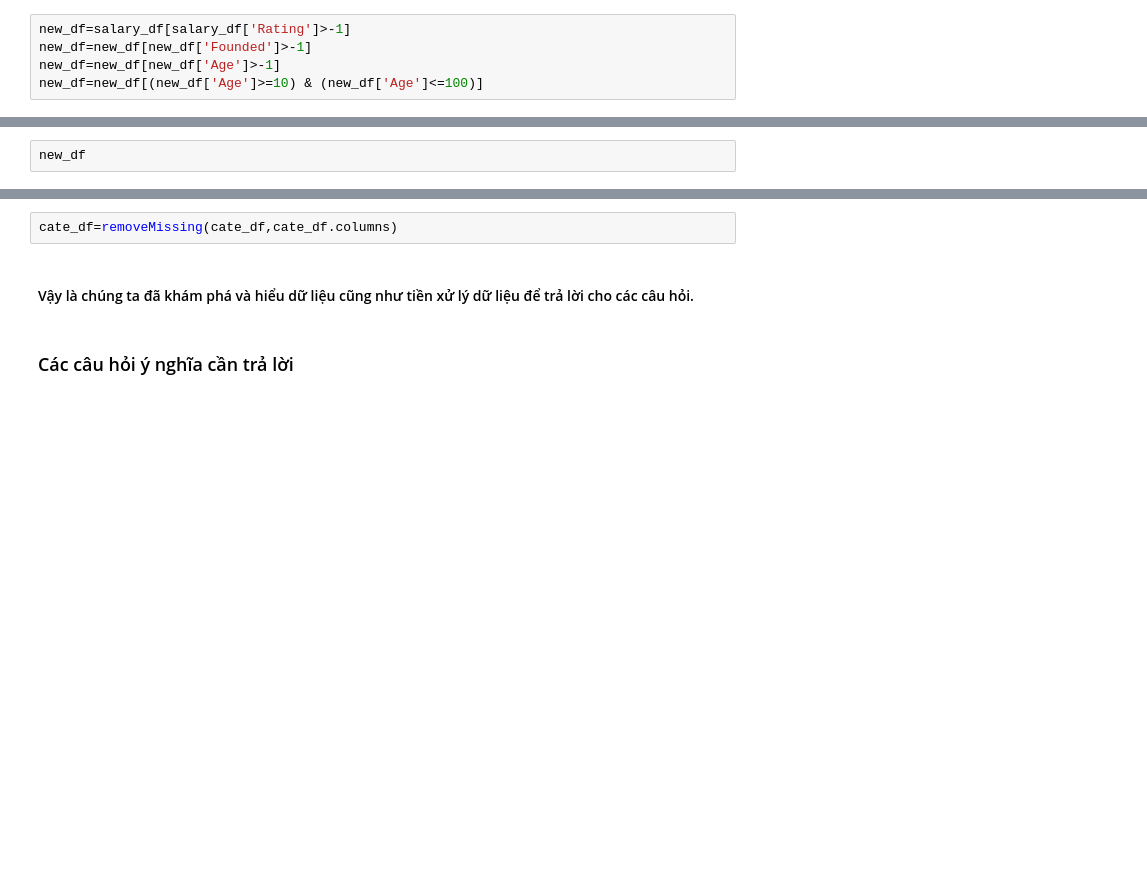
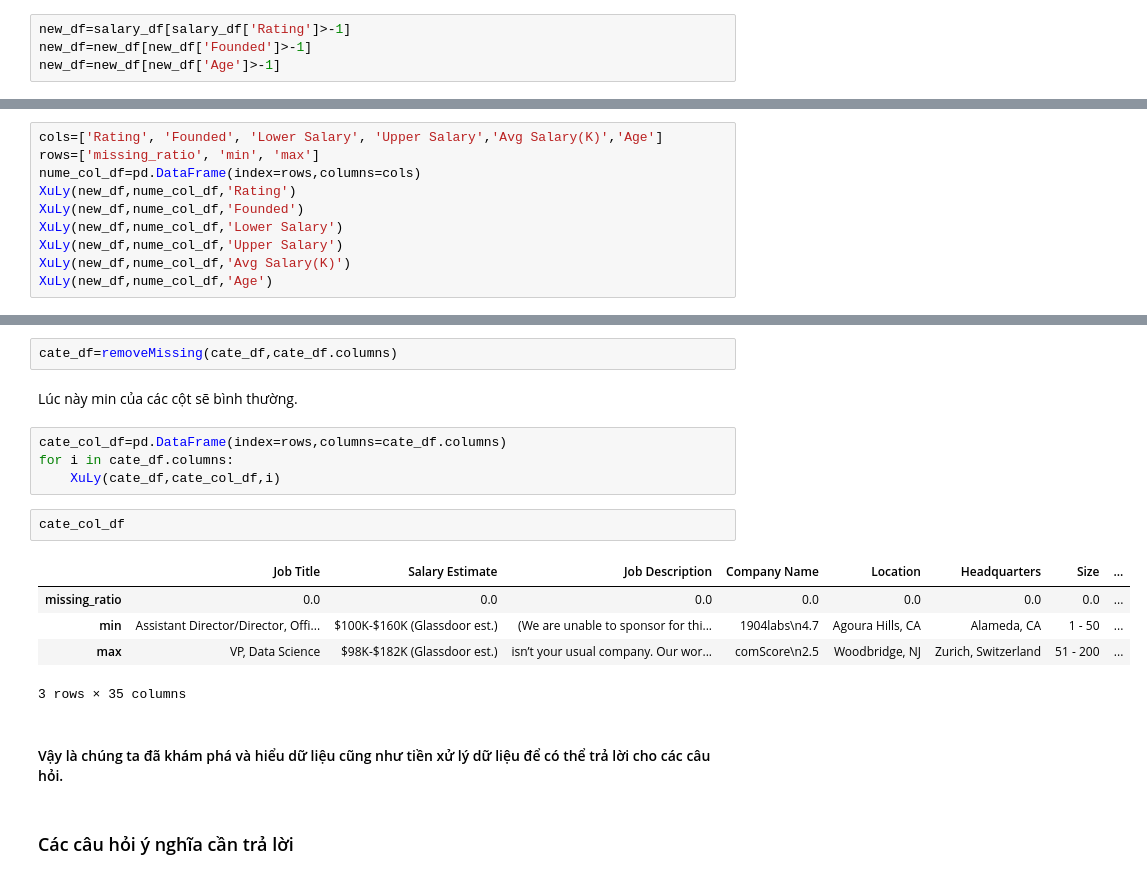
Before and after one commit to dolekhanhdang/-n-cu-i-k---LT-KHDL, a Jupyter notebook: Final Project.ipynb, the cells around one changed output, grey strips where cells are left out. Cells and saved outputs as stored; diff of their text form; blank space fills up the shorter version.

Commit message:
Chỉnh sửa
Chỉnh sửa lại vì hiểu sai ý nghĩa của cột.

```diff
--- a/Final Project.ipynb
+++ b/Final Project.ipynb
@@ -260,4 +256,3 @@ Ta sẽ loại bỏ các giá trị -1 ở cột 'Rating', 'Founded','Age' và l
 new_df=salary_df[salary_df['Rating']>-1]
 new_df=new_df[new_df['Founded']>-1]
 new_df=new_df[new_df['Age']>-1]
-new_df=new_df[(new_df['Age']>=10) & (new_df['Age']<=100)]
@@ -264,2 +261,10 @@ new_df=new_df[(new_df['Age']>=10) & (new_df['Age']<=100)]
 # %%
-new_df
+cols=['Rating', 'Founded', 'Lower Salary', 'Upper Salary','Avg Salary(K)','Age']
+rows=['missing_ratio', 'min', 'max']
+nume_col_df=pd.DataFrame(index=rows,columns=cols)
+XuLy(new_df,nume_col_df,'Rating')
+XuLy(new_df,nume_col_df,'Founded')
+XuLy(new_df,nume_col_df,'Lower Salary')
+XuLy(new_df,nume_col_df,'Upper Salary')
+XuLy(new_df,nume_col_df,'Avg Salary(K)')
+XuLy(new_df,nume_col_df,'Age')
@@ -316,7 +313,21 @@ def removeMissing(df,cols_list):
     return result_df
 # %%
 cate_df=removeMissing(cate_df,cate_df.columns)
+# %% [markdown]
+Lúc này min của các cột sẽ bình thường.
+# %%
+cate_col_df=pd.DataFrame(index=rows,columns=cate_df.columns)
+for i in cate_df.columns:
+    XuLy(cate_df,cate_col_df,i)
+# %%
+cate_col_df
+# %% [output]
+|  | Job Title | Salary Estimate | Job Description | Company Name | Location | Headquarters | Size | ... |
+| missing_ratio | 0.0 | 0.0 | 0.0 | 0.0 | 0.0 | 0.0 | 0.0 | ... |
+| min | Assistant Director/Director, Offi... | $100K-$160K (Glassdoor est.) | (We are unable to sponsor for thi... | 1904labs\n4.7 | Agoura Hills, CA | Alameda, CA | 1 - 50 | ... |
+| max | VP, Data Science | $98K-$182K (Glassdoor est.) | isn’t your usual company. Our wor... | comScore\n2.5 | Woodbridge, NJ | Zurich, Switzerland | 51 - 200 | ... |
+3 rows × 35 columns
 # %% [markdown]
-#### Vậy là chúng ta đã khám phá và hiểu dữ liệu cũng như tiền xử lý dữ liệu để trả lời cho các câu hỏi.
+#### Vậy là chúng ta đã khám phá và hiểu dữ liệu cũng như tiền xử lý dữ liệu để có thể trả lời cho các câu hỏi.
 # %% [markdown]
 ### Các câu hỏi ý nghĩa cần trả lời
```
Also changed, not shown: parts of 10 cells of this notebook.
